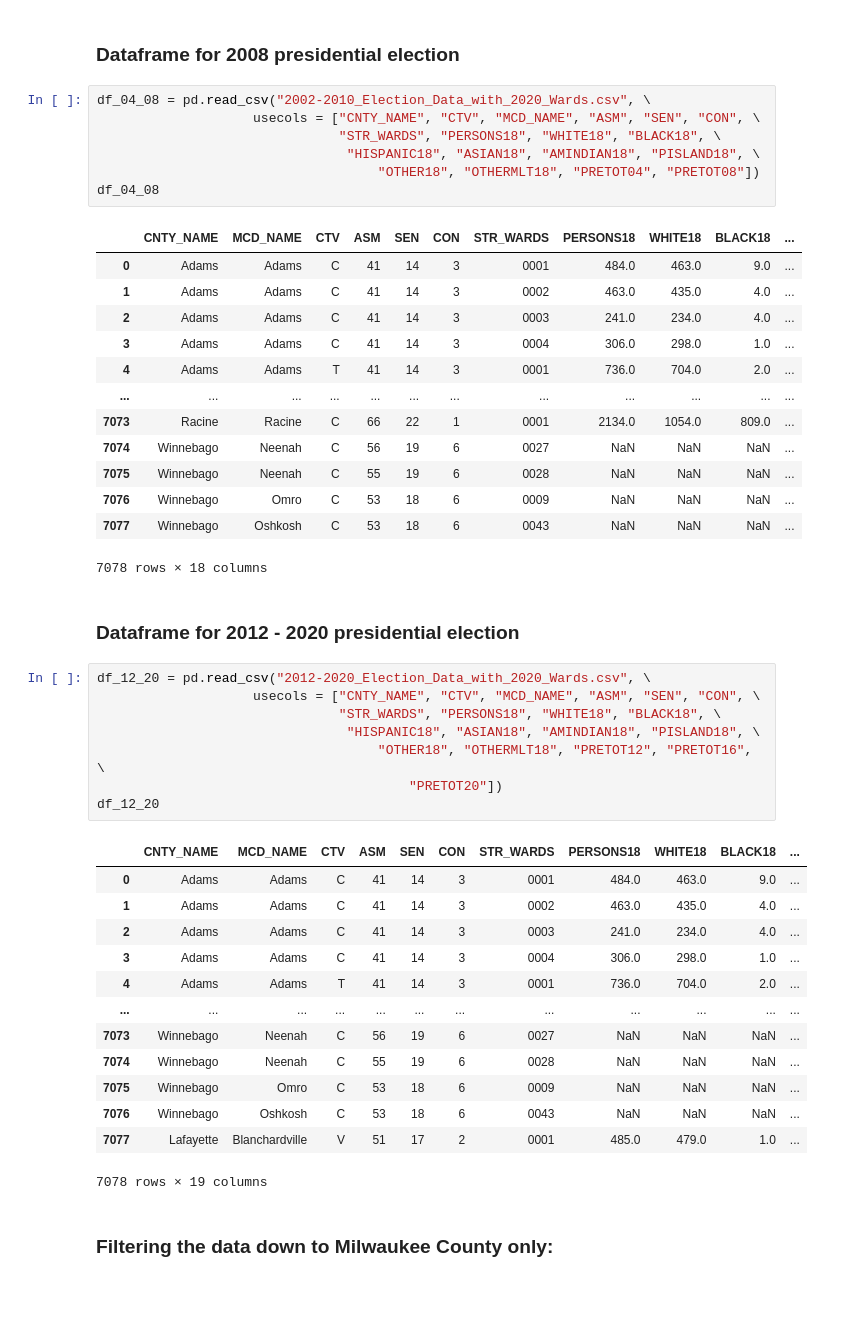
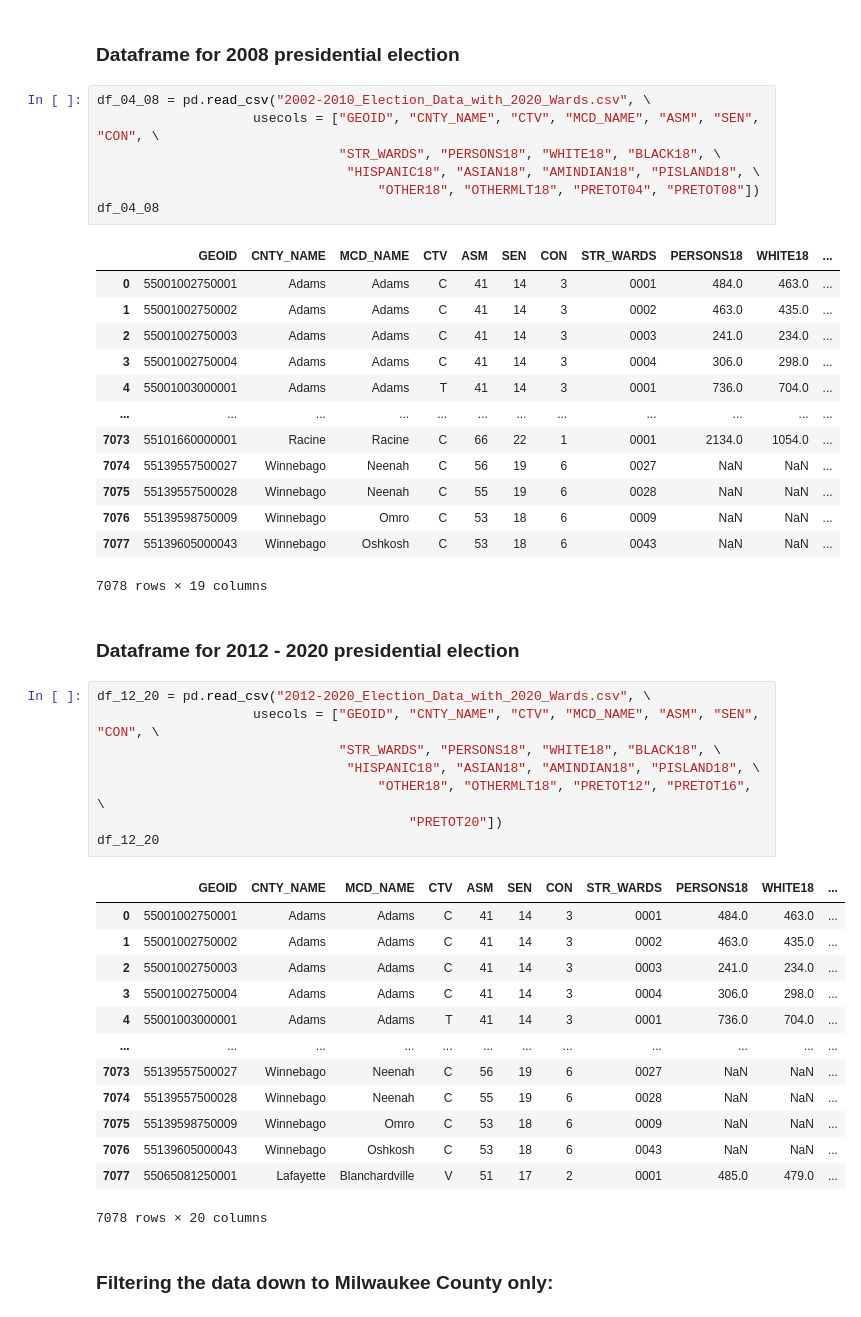
Before and after one commit to evawqh/mjs-voter-turnout, a Jupyter notebook: 01-filter-mil.ipynb, the cells around one changed output. Cells and saved outputs as stored; diff of their text form.

```diff
--- a/01-filter-mil.ipynb
+++ b/01-filter-mil.ipynb
@@ -21,49 +21,49 @@ import pandas as pd
 ### Dataframe for 2008 presidential election
 # %%
 df_04_08 = pd.read_csv("2002-2010_Election_Data_with_2020_Wards.csv", \
-                    usecols = ["CNTY_NAME", "CTV", "MCD_NAME", "ASM", "SEN", "CON", \
+                    usecols = ["GEOID", "CNTY_NAME", "CTV", "MCD_NAME", "ASM", "SEN", "CON", \
                                "STR_WARDS", "PERSONS18", "WHITE18", "BLACK18", \
                                 "HISPANIC18", "ASIAN18", "AMINDIAN18", "PISLAND18", \
                                     "OTHER18", "OTHERMLT18", "PRETOT04", "PRETOT08"])
 df_04_08
 # %% [output]
-|  | CNTY_NAME | MCD_NAME | CTV | ASM | SEN | CON | STR_WARDS | PERSONS18 | WHITE18 | BLACK18 | ... |
-| 0 | Adams | Adams | C | 41 | 14 | 3 | 0001 | 484.0 | 463.0 | 9.0 | ... |
-| 1 | Adams | Adams | C | 41 | 14 | 3 | 0002 | 463.0 | 435.0 | 4.0 | ... |
-| 2 | Adams | Adams | C | 41 | 14 | 3 | 0003 | 241.0 | 234.0 | 4.0 | ... |
-| 3 | Adams | Adams | C | 41 | 14 | 3 | 0004 | 306.0 | 298.0 | 1.0 | ... |
-| 4 | Adams | Adams | T | 41 | 14 | 3 | 0001 | 736.0 | 704.0 | 2.0 | ... |
+|  | GEOID | CNTY_NAME | MCD_NAME | CTV | ASM | SEN | CON | STR_WARDS | PERSONS18 | WHITE18 | ... |
+| 0 | 55001002750001 | Adams | Adams | C | 41 | 14 | 3 | 0001 | 484.0 | 463.0 | ... |
+| 1 | 55001002750002 | Adams | Adams | C | 41 | 14 | 3 | 0002 | 463.0 | 435.0 | ... |
+| 2 | 55001002750003 | Adams | Adams | C | 41 | 14 | 3 | 0003 | 241.0 | 234.0 | ... |
+| 3 | 55001002750004 | Adams | Adams | C | 41 | 14 | 3 | 0004 | 306.0 | 298.0 | ... |
+| 4 | 55001003000001 | Adams | Adams | T | 41 | 14 | 3 | 0001 | 736.0 | 704.0 | ... |
 | ... | ... | ... | ... | ... | ... | ... | ... | ... | ... | ... | ... |
-| 7073 | Racine | Racine | C | 66 | 22 | 1 | 0001 | 2134.0 | 1054.0 | 809.0 | ... |
-| 7074 | Winnebago | Neenah | C | 56 | 19 | 6 | 0027 | NaN | NaN | NaN | ... |
-| 7075 | Winnebago | Neenah | C | 55 | 19 | 6 | 0028 | NaN | NaN | NaN | ... |
-| 7076 | Winnebago | Omro | C | 53 | 18 | 6 | 0009 | NaN | NaN | NaN | ... |
-| 7077 | Winnebago | Oshkosh | C | 53 | 18 | 6 | 0043 | NaN | NaN | NaN | ... |
+| 7073 | 55101660000001 | Racine | Racine | C | 66 | 22 | 1 | 0001 | 2134.0 | 1054.0 | ... |
+| 7074 | 55139557500027 | Winnebago | Neenah | C | 56 | 19 | 6 | 0027 | NaN | NaN | ... |
+| 7075 | 55139557500028 | Winnebago | Neenah | C | 55 | 19 | 6 | 0028 | NaN | NaN | ... |
+| 7076 | 55139598750009 | Winnebago | Omro | C | 53 | 18 | 6 | 0009 | NaN | NaN | ... |
+| 7077 | 55139605000043 | Winnebago | Oshkosh | C | 53 | 18 | 6 | 0043 | NaN | NaN | ... |
-7078 rows × 18 columns
+7078 rows × 19 columns
 # %% [markdown]
 ### Dataframe for 2012 - 2020 presidential election
 # %%
 df_12_20 = pd.read_csv("2012-2020_Election_Data_with_2020_Wards.csv", \
-                    usecols = ["CNTY_NAME", "CTV", "MCD_NAME", "ASM", "SEN", "CON", \
+                    usecols = ["GEOID", "CNTY_NAME", "CTV", "MCD_NAME", "ASM", "SEN", "CON", \
                                "STR_WARDS", "PERSONS18", "WHITE18", "BLACK18", \
                                 "HISPANIC18", "ASIAN18", "AMINDIAN18", "PISLAND18", \
                                     "OTHER18", "OTHERMLT18", "PRETOT12", "PRETOT16", \
                                         "PRETOT20"])
 df_12_20
 # %% [output]
-|  | CNTY_NAME | MCD_NAME | CTV | ASM | SEN | CON | STR_WARDS | PERSONS18 | WHITE18 | BLACK18 | ... |
-| 0 | Adams | Adams | C | 41 | 14 | 3 | 0001 | 484.0 | 463.0 | 9.0 | ... |
-| 1 | Adams | Adams | C | 41 | 14 | 3 | 0002 | 463.0 | 435.0 | 4.0 | ... |
-| 2 | Adams | Adams | C | 41 | 14 | 3 | 0003 | 241.0 | 234.0 | 4.0 | ... |
-| 3 | Adams | Adams | C | 41 | 14 | 3 | 0004 | 306.0 | 298.0 | 1.0 | ... |
-| 4 | Adams | Adams | T | 41 | 14 | 3 | 0001 | 736.0 | 704.0 | 2.0 | ... |
+|  | GEOID | CNTY_NAME | MCD_NAME | CTV | ASM | SEN | CON | STR_WARDS | PERSONS18 | WHITE18 | ... |
+| 0 | 55001002750001 | Adams | Adams | C | 41 | 14 | 3 | 0001 | 484.0 | 463.0 | ... |
+| 1 | 55001002750002 | Adams | Adams | C | 41 | 14 | 3 | 0002 | 463.0 | 435.0 | ... |
+| 2 | 55001002750003 | Adams | Adams | C | 41 | 14 | 3 | 0003 | 241.0 | 234.0 | ... |
+| 3 | 55001002750004 | Adams | Adams | C | 41 | 14 | 3 | 0004 | 306.0 | 298.0 | ... |
+| 4 | 55001003000001 | Adams | Adams | T | 41 | 14 | 3 | 0001 | 736.0 | 704.0 | ... |
 | ... | ... | ... | ... | ... | ... | ... | ... | ... | ... | ... | ... |
-| 7073 | Winnebago | Neenah | C | 56 | 19 | 6 | 0027 | NaN | NaN | NaN | ... |
-| 7074 | Winnebago | Neenah | C | 55 | 19 | 6 | 0028 | NaN | NaN | NaN | ... |
-| 7075 | Winnebago | Omro | C | 53 | 18 | 6 | 0009 | NaN | NaN | NaN | ... |
-| 7076 | Winnebago | Oshkosh | C | 53 | 18 | 6 | 0043 | NaN | NaN | NaN | ... |
-| 7077 | Lafayette | Blanchardville | V | 51 | 17 | 2 | 0001 | 485.0 | 479.0 | 1.0 | ... |
+| 7073 | 55139557500027 | Winnebago | Neenah | C | 56 | 19 | 6 | 0027 | NaN | NaN | ... |
+| 7074 | 55139557500028 | Winnebago | Neenah | C | 55 | 19 | 6 | 0028 | NaN | NaN | ... |
+| 7075 | 55139598750009 | Winnebago | Omro | C | 53 | 18 | 6 | 0009 | NaN | NaN | ... |
+| 7076 | 55139605000043 | Winnebago | Oshkosh | C | 53 | 18 | 6 | 0043 | NaN | NaN | ... |
+| 7077 | 55065081250001 | Lafayette | Blanchardville | V | 51 | 17 | 2 | 0001 | 485.0 | 479.0 | ... |
-7078 rows × 19 columns
+7078 rows × 20 columns
 # %% [markdown]
 ### Filtering the data down to Milwaukee County only:
 # %%
```
Also changed, not shown: parts of 2 cells of this notebook, 3 other files.
